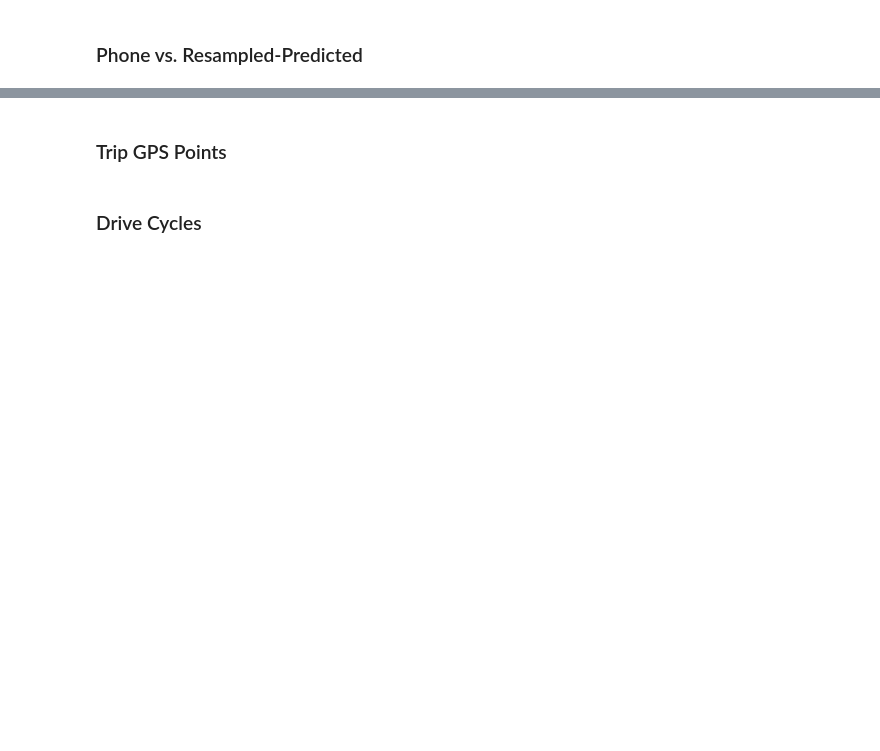
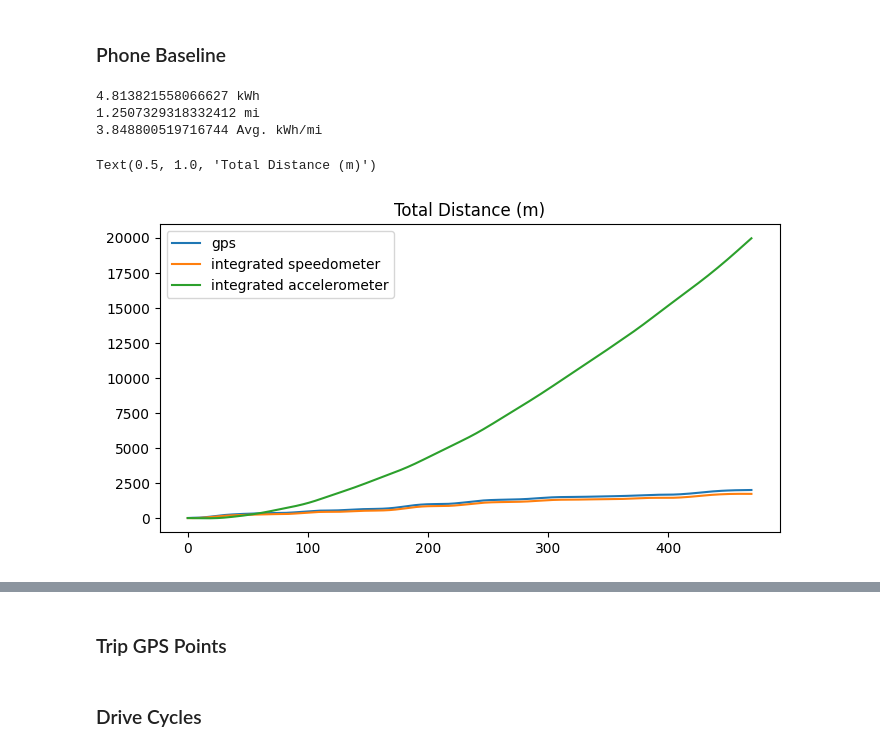
Before and after one commit to zackAemmer/open_bus_tools, a Jupyter notebook: notebooks/create_drive_cycle.ipynb, the cells around one changed output, grey strips where cells are left out. Saved outputs shown, nothing was run; the diff lists cells and outputs as text; code cells hidden in the pictures; blank space fills up the shorter version.

Commit message:
Documentation, accelerometer

```diff
--- a/notebooks/create_drive_cycle.ipynb
+++ b/notebooks/create_drive_cycle.ipynb
@@ -28,15 +26,55 @@ energy_model = energy.DriveCycleEnergyModel(vehicle.TransitBus(), conditions.Amb
 # %% [markdown]
-### Phone vs. Resampled-Predicted
+### Phone Baseline
 # %%
+importlib.reload(trajectory)
+importlib.reload(energy)
+importlib.reload(standardfeeds)
+importlib.reload(vehicle)
+
+
 # Load phone data
-data_phone = pd.read_csv("../data/kcm_sensor/8124-33-2022-10-17_20-52-26/Location.csv")
+data_phone = standardfeeds.combine_phone_sensors("../data/kcm_sensor/8124-33-2022-10-17_20-52-26/", chop_n=60)
+
 short_name, veh_id = str.split(pd.read_csv("../data/kcm_sensor/8124-33-2022-10-17_20-52-26/Annotation.csv").iloc[0].text,"-")
 
 # Create trajectory then drive cycle
-phone_traj = trajectory.Trajectory(data_phone.longitude, data_phone.latitude, 300, 1, [386910,69022], 32148, known_times=data_phone['seconds_elapsed'].to_numpy())
-phone_cycle = phone_traj.to_drivecycle("../data/kcm_spatial/usgs10m_dem_32148.tif")
-cycle_df = phone_cycle.to_df()
-cycle_df['F_aero'], cycle_df['F_grav'], cycle_df['F_roll'], cycle_df['F_acc'], cycle_df['F_tot'] = energy_model.calcTotalLoad(phone_cycle, combine=False)
-cycle_df['P_motor'], cycle_df['P_regen'], cycle_df['P_aux'], cycle_df['P_tot'] = energy_model.calcTotalPower(phone_cycle, combine=False)
+phone_traj = trajectory.Trajectory(
+    point_attr={
+        "lon": data_phone.longitude.to_numpy(),
+        "lat": data_phone.latitude.to_numpy(),
+        "measured_elev_m": data_phone.altitudeAboveMeanSeaLevel.to_numpy(),
+        "measured_speed_m_s": data_phone.speed.to_numpy(),
+        "measured_bear_d": data_phone.bearing.to_numpy(),
+        "measured_accel_m_s2": data_phone.y.to_numpy(),
+        "measured_theta_d": data_phone.pitch.to_numpy() - np.mean(data_phone.pitch.to_numpy()),
+        "cumul_time_s": data_phone.cumul_time_s.to_numpy(),
+    },
+    traj_attr={
+        "short_name": short_name,
+        "veh_id": veh_id,
+        "t_min_of_day": 300,
+        "t_day_of_week": 0
+    },
+    coord_ref_center=[386910, 69022],
+    epsg=32148,
+    apply_filter=True
+)
+
+phone_cycle = phone_traj.to_momentary_drivecycle()
+energy_model = energy.EnergyModel(vehicle.TransitBus(), conditions.AmbientConditions())
+phone_cycle_energy_df = energy_model.getEnergyDataFrame(phone_cycle)
 energy_model.printSummary(phone_cycle)
-cycle_df.head()
+# %% [output]
+4.813821558066627 kWh
+1.2507329318332412 mi
+3.848800519716744 Avg. kWh/mi
+# %%
+fig, axes = plt.subplots(1,1,figsize=(8,4))
+phone_traj.gdf['calc_dist_m'].cumsum().plot(ax=axes)
+phone_traj.gdf['measured_speed_m_s'].cumsum().plot(ax=axes)
+phone_traj.gdf['measured_accel_m_s2'].cumsum().cumsum().plot(ax=axes)
+axes.legend(['gps','integrated speedometer','integrated accelerometer'])
+axes.set_title("Total Distance (m)")
+# %% [output]
+Text(0.5, 1.0, 'Total Distance (m)')
+[figure, added]
```
Also changed, not shown: parts of 5 cells of this notebook, 9 other files.
